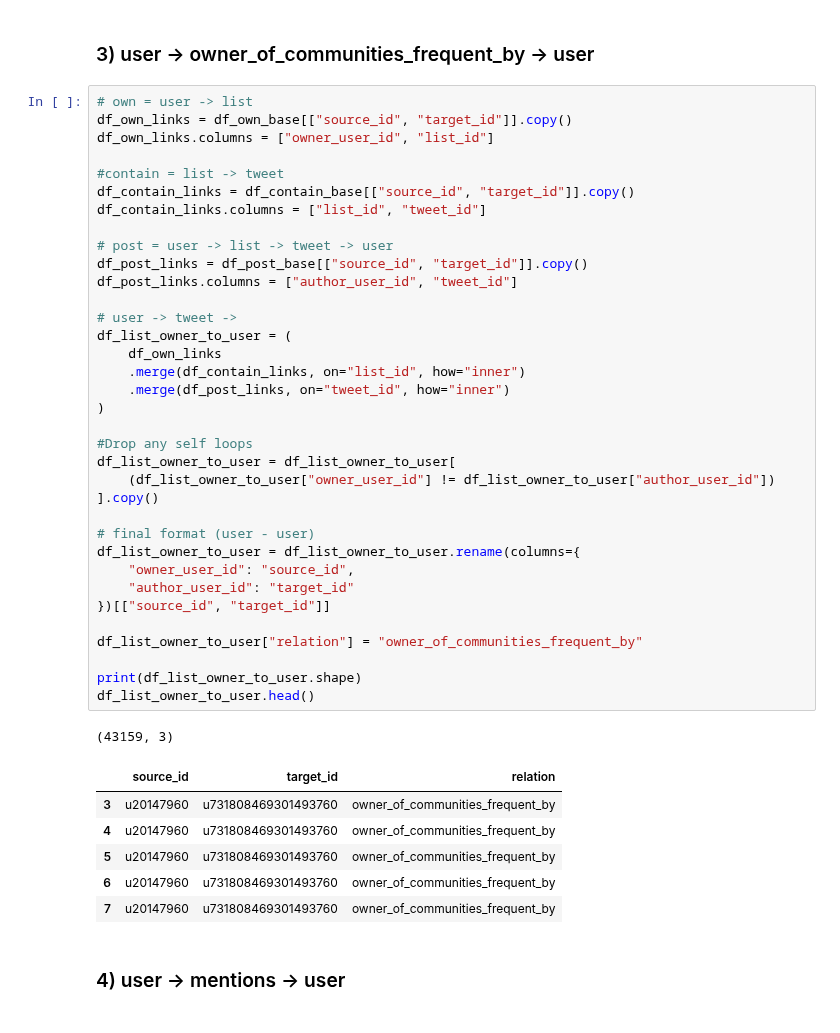
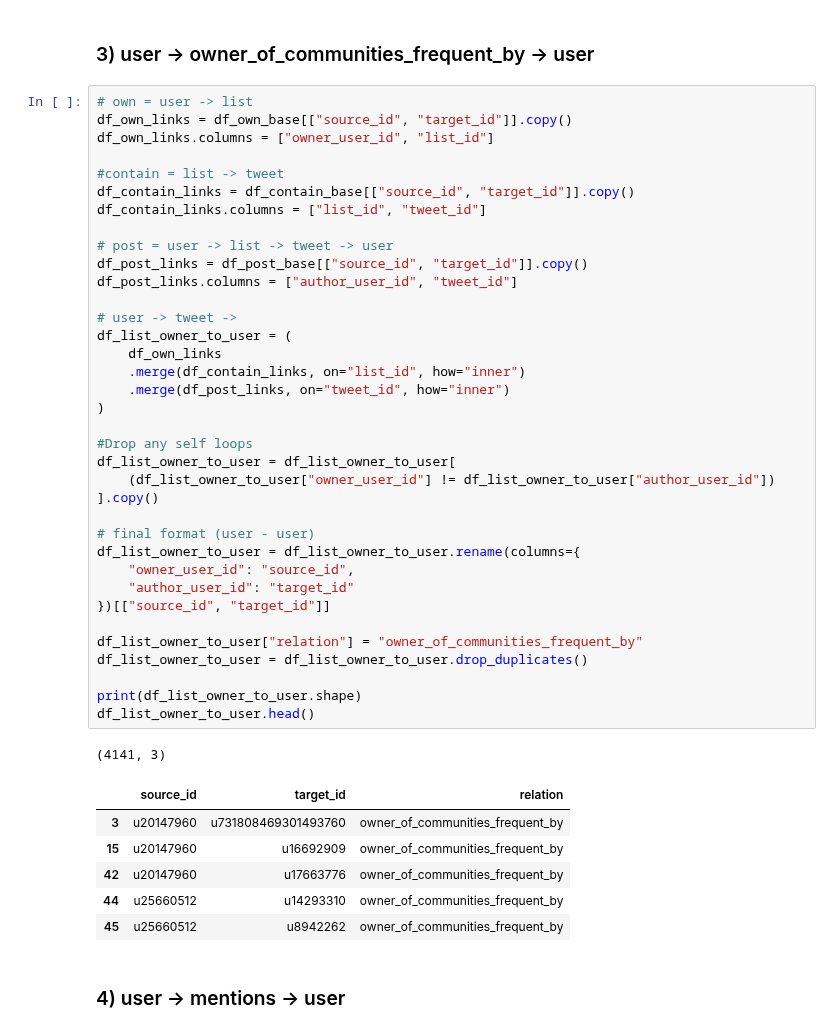
Before and after one commit to iiank/Twitter-Bot-Fraud-Detection, a Jupyter notebook: graph.ipynb, the cells around one changed output. Cells and saved outputs as stored; diff of their text form.

```diff
--- a/graph.ipynb
+++ b/graph.ipynb
@@ -231,38 +210,39 @@ df_contain_links.columns = ["list_id", "tweet_id"]
 
 # post = user -> list -> tweet -> user
 df_post_links = df_post_base[["source_id", "target_id"]].copy()
 df_post_links.columns = ["author_user_id", "tweet_id"]
 
 # user -> tweet ->
 df_list_owner_to_user = (
     df_own_links
     .merge(df_contain_links, on="list_id", how="inner")
     .merge(df_post_links, on="tweet_id", how="inner")
 )
 
 #Drop any self loops
 df_list_owner_to_user = df_list_owner_to_user[
     (df_list_owner_to_user["owner_user_id"] != df_list_owner_to_user["author_user_id"])
 ].copy()
 
 # final format (user - user)
 df_list_owner_to_user = df_list_owner_to_user.rename(columns={
     "owner_user_id": "source_id",
     "author_user_id": "target_id"
 })[["source_id", "target_id"]]
 
 df_list_owner_to_user["relation"] = "owner_of_communities_frequent_by"
+df_list_owner_to_user = df_list_owner_to_user.drop_duplicates()
 
 print(df_list_owner_to_user.shape)
 df_list_owner_to_user.head()
 # %% [output]
-(43159, 3)
+(4141, 3)
 |  | source_id | target_id | relation |
 | 3 | u20147960 | u731808469301493760 | owner_of_communities_frequent_by |
-| 4 | u20147960 | u731808469301493760 | owner_of_communities_frequent_by |
-| 5 | u20147960 | u731808469301493760 | owner_of_communities_frequent_by |
-| 6 | u20147960 | u731808469301493760 | owner_of_communities_frequent_by |
-| 7 | u20147960 | u731808469301493760 | owner_of_communities_frequent_by |
+| 15 | u20147960 | u16692909 | owner_of_communities_frequent_by |
+| 42 | u20147960 | u17663776 | owner_of_communities_frequent_by |
+| 44 | u25660512 | u14293310 | owner_of_communities_frequent_by |
+| 45 | u25660512 | u8942262 | owner_of_communities_frequent_by |
 # %% [markdown]
 ### 4) user -> mentions -> user
 # %%
```
Also changed, not shown: parts of 26 cells of this notebook.
